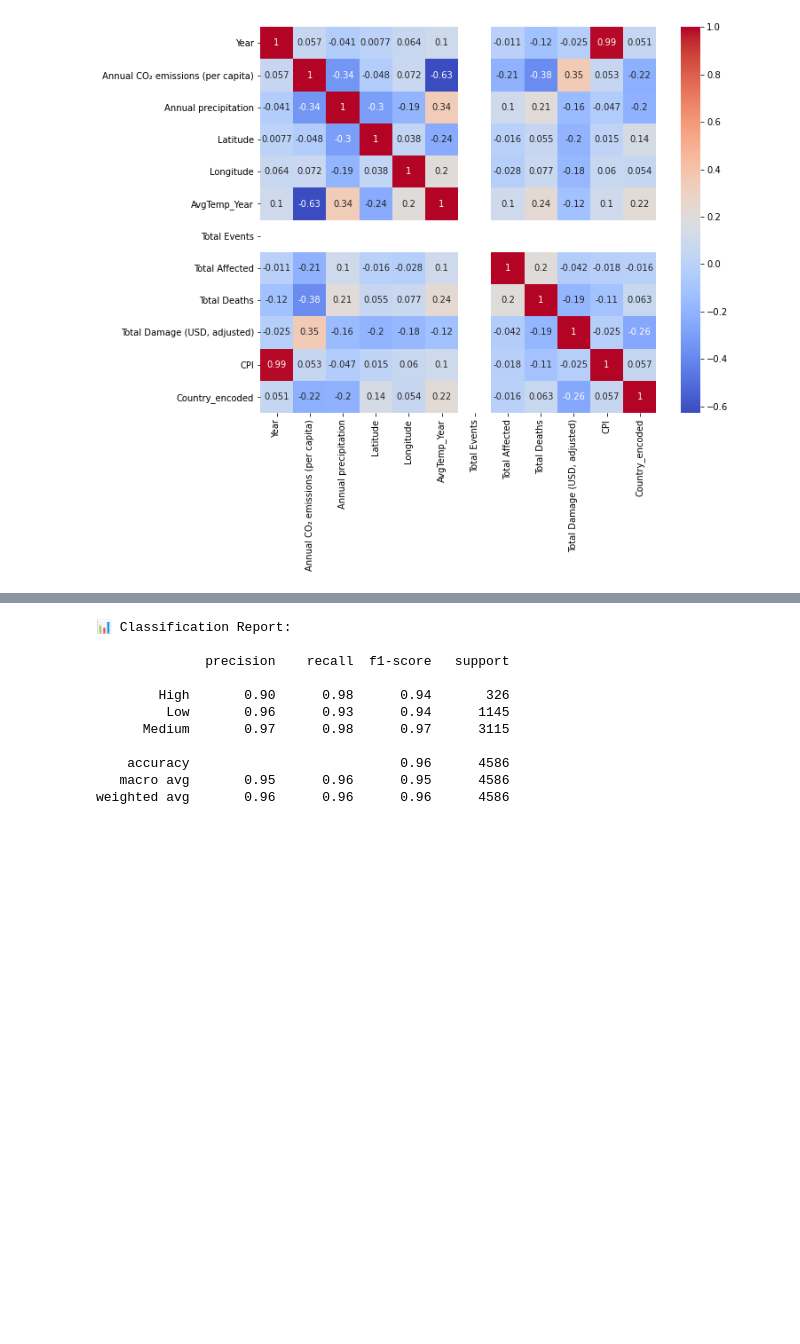
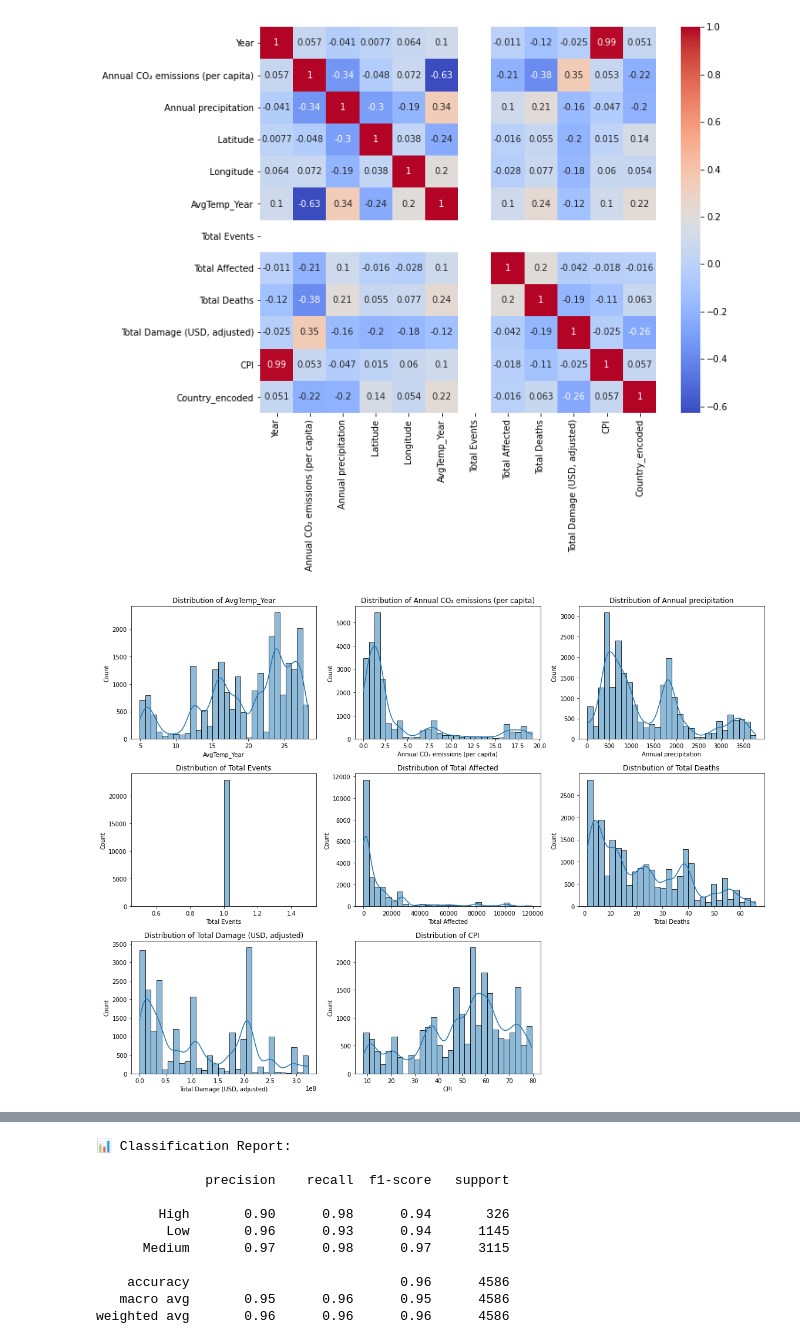
Before and after one commit to Nikhitha-N/Climate-Disaster-Prediction-System, a Jupyter notebook: Scripts/Modeling.ipynb, the cells around one changed output, grey strips where cells are left out. Cells and saved outputs as stored; diff of their text form; code cells hidden in the pictures; blank space fills up the shorter version.

```diff
--- a/Scripts/Modeling.ipynb
+++ b/Scripts/Modeling.ipynb
@@ -320,3 +320,18 @@ sns.heatmap(corr_matrix, annot=True, cmap='coolwarm')
 plt.show()
 # %% [output]
 [figure]
+# %%
+# List of numerical features to visualize
+features = ["AvgTemp_Year", "Annual CO₂ emissions (per capita)", "Annual precipitation",
+            "Total Events", "Total Affected", "Total Deaths", "Total Damage (USD, adjusted)", "CPI"]
+
+# Plot distributions
+plt.figure(figsize=(16, 12))
+for i, col in enumerate(features):
+    plt.subplot(3, 3, i+1)
+    sns.histplot(merged_df[col].dropna(), kde=True, bins=30)
+    plt.title(f"Distribution of {col}")
+plt.tight_layout()
+plt.show()
+# %% [output]
+[figure, added]
```
Also changed, not shown: parts of 3 cells of this notebook.
